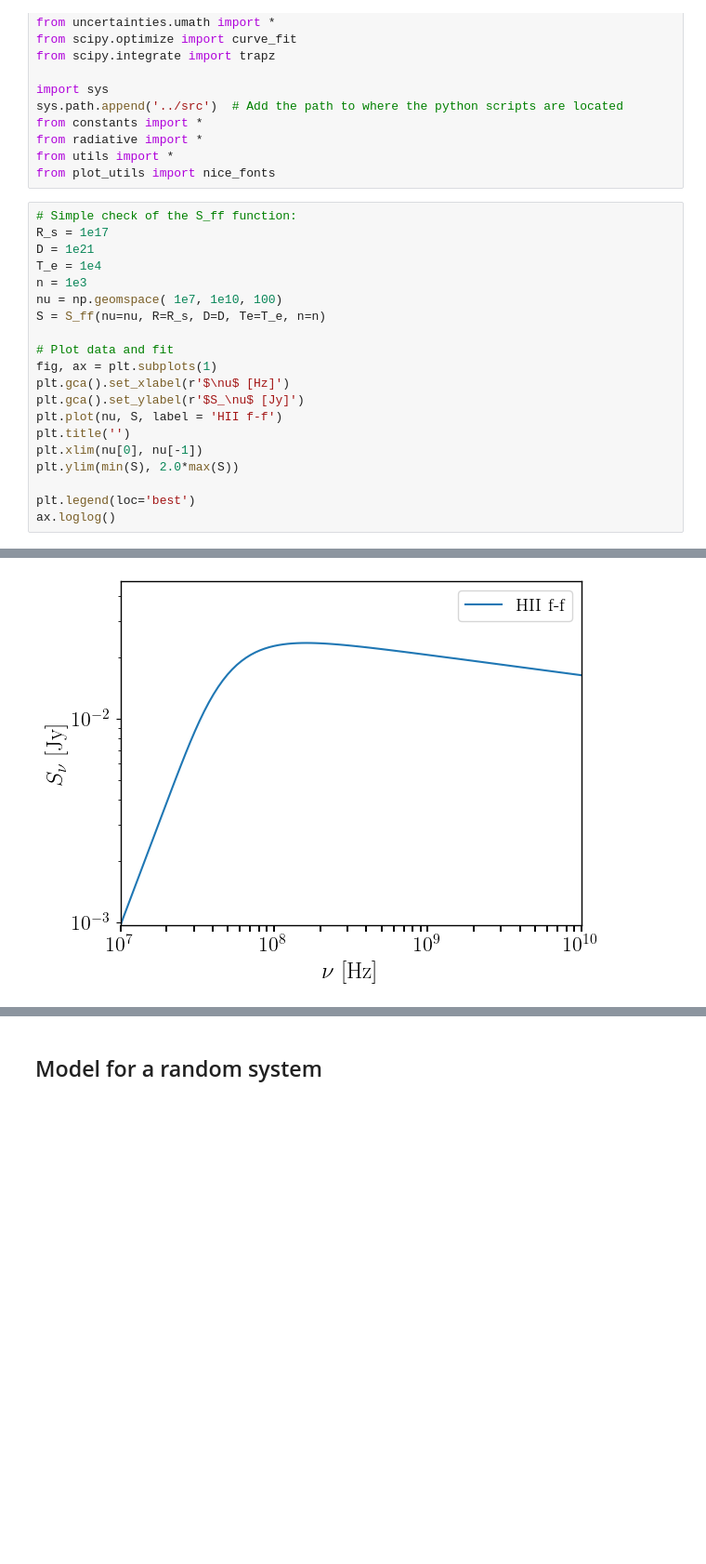
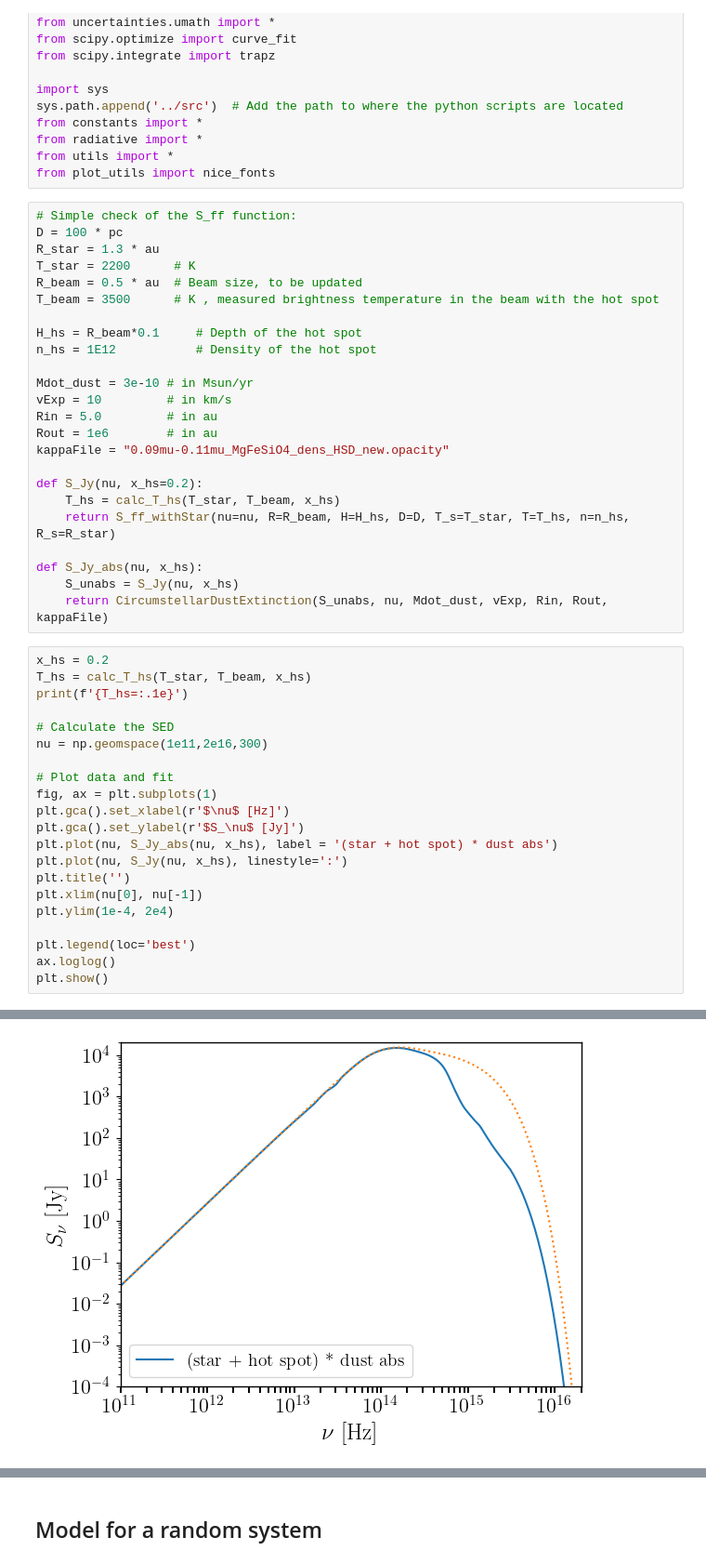
Before and after one commit to santimda/AGB_hotspot-SED, a Jupyter notebook: ipynbs/fit_f-f.ipynb, the cells around one changed output, grey strips where cells are left out. Shown at 93% size. Cells and saved outputs as stored; diff of their text form; blank space fills up the shorter version.

```diff
--- a/ipynbs/fit_f-f.ipynb
+++ b/ipynbs/fit_f-f.ipynb
@@ -20,24 +20,49 @@ from constants import *
 from radiative import *
 from utils import *
 from plot_utils import nice_fonts
+# %%
+# Simple check of the S_ff function:
+D = 100 * pc
+R_star = 1.3 * au
+T_star = 2200      # K
+R_beam = 0.5 * au  # Beam size, to be updated
+T_beam = 3500      # K , measured brightness temperature in the beam with the hot spot
+
+H_hs = R_beam*0.1     # Depth of the hot spot
+n_hs = 1E12           # Density of the hot spot
+
+Mdot_dust = 3e-10 # in Msun/yr
+vExp = 10         # in km/s
+Rin = 5.0         # in au
+Rout = 1e6        # in au
+kappaFile = "0.09mu-0.11mu_MgFeSiO4_dens_HSD_new.opacity"
+
+def S_Jy(nu, x_hs=0.2):
+    T_hs = calc_T_hs(T_star, T_beam, x_hs)
+    return S_ff_withStar(nu=nu, R=R_beam, H=H_hs, D=D, T_s=T_star, T=T_hs, n=n_hs, R_s=R_star)
+
+def S_Jy_abs(nu, x_hs):
+    S_unabs = S_Jy(nu, x_hs)
+    return CircumstellarDustExtinction(S_unabs, nu, Mdot_dust, vExp, Rin, Rout, kappaFile)
 # %%
-# Simple check of the S_ff function:
-R_s = 1e17
-D = 1e21
-T_e = 1e4
-n = 1e3
-nu = np.geomspace( 1e7, 1e10, 100)
-S = S_ff(nu=nu, R=R_s, D=D, Te=T_e, n=n)
+x_hs = 0.2
+T_hs = calc_T_hs(T_star, T_beam, x_hs)
+print(f'{T_hs=:.1e}')
+
+# Calculate the SED
+nu = np.geomspace(1e11,2e16,300)
 
 # Plot data and fit
 fig, ax = plt.subplots(1)
 plt.gca().set_xlabel(r'$\nu$ [Hz]')
 plt.gca().set_ylabel(r'$S_\nu$ [Jy]')
-plt.plot(nu, S, label = 'HII f-f')
+plt.plot(nu, S_Jy_abs(nu, x_hs), label = '(star + hot spot) * dust abs')
+plt.plot(nu, S_Jy(nu, x_hs), linestyle=':')
 plt.title('')
 plt.xlim(nu[0], nu[-1])
-plt.ylim(min(S), 2.0*max(S))
+plt.ylim(1e-4, 2e4)
 
 plt.legend(loc='best')
 ax.loglog()
+plt.show()
 # %% [output]
@@ -45 +70 @@ ax.loglog()
-[figure, old version]
+[figure, new version]
```
Also changed, not shown: parts of 6 cells of this notebook, 1 other file.
